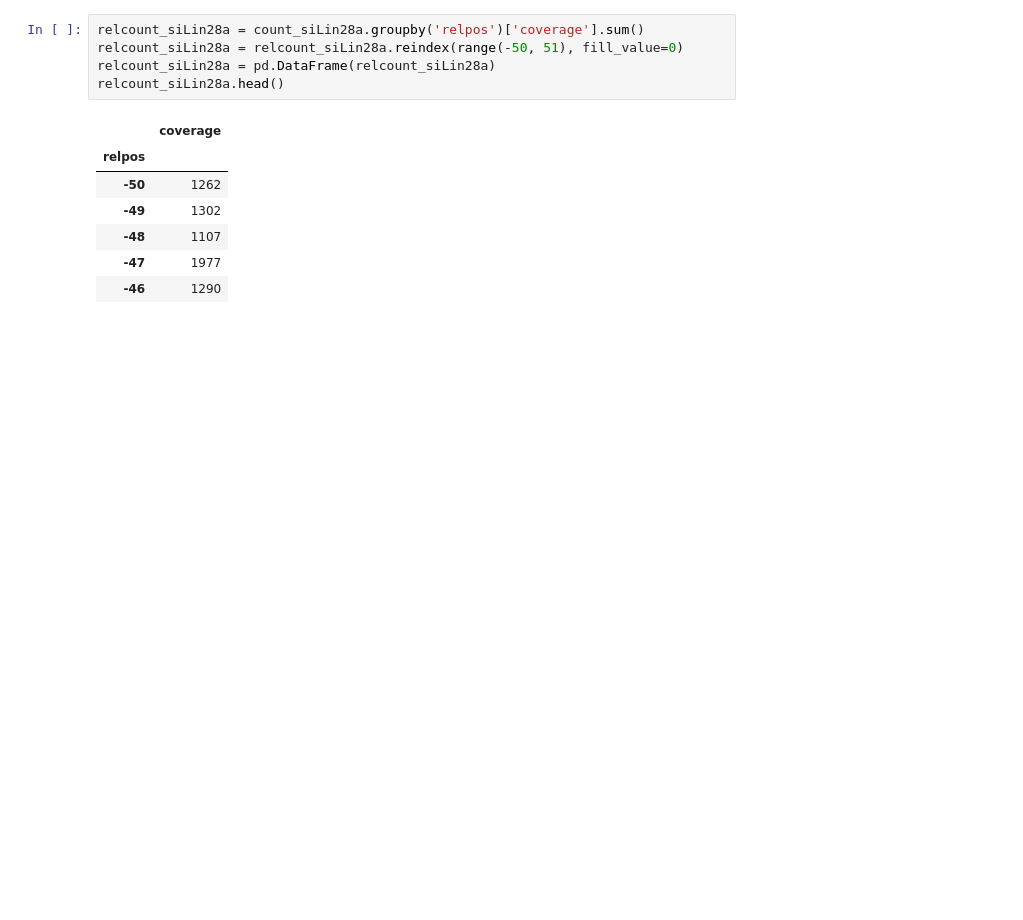
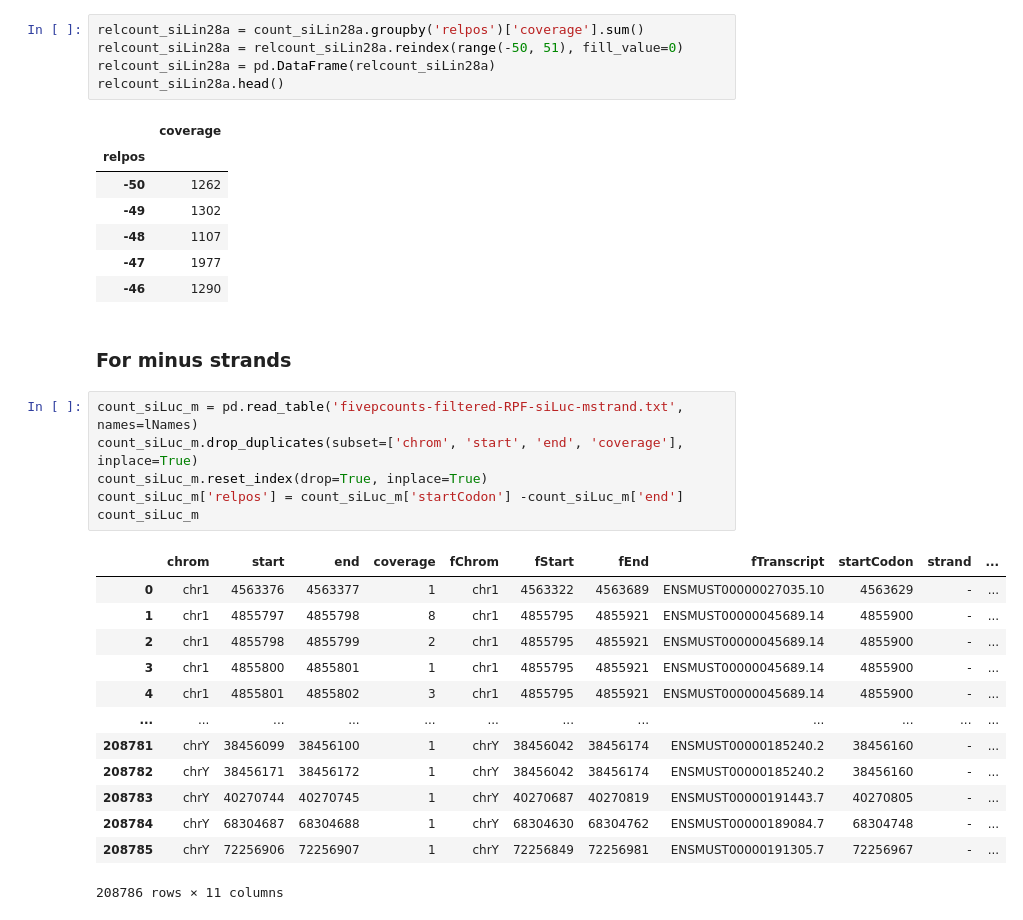
Before and after one commit to krchoihm/bioinfo1-project, a Jupyter notebook: CoLab_TermProj_2024_2.ipynb, the cells around one changed output. Saved outputs shown, nothing was run; the diff lists cells and outputs as text; blank space fills up the shorter version.

```diff
--- a/CoLab_TermProj_2024_2.ipynb
+++ b/CoLab_TermProj_2024_2.ipynb
@@ -387,3 +419,25 @@ relcount_siLin28a.head()
 | -48 | 1107 |
 | -47 | 1977 |
 | -46 | 1290 |
+# %% [markdown]
+### For minus strands
+# %%
+count_siLuc_m = pd.read_table('fivepcounts-filtered-RPF-siLuc-mstrand.txt', names=lNames)
+count_siLuc_m.drop_duplicates(subset=['chrom', 'start', 'end', 'coverage'], inplace=True)
+count_siLuc_m.reset_index(drop=True, inplace=True)
+count_siLuc_m['relpos'] = count_siLuc_m['startCodon'] -count_siLuc_m['end']
+count_siLuc_m
+# %% [output]
+|  | chrom | start | end | coverage | fChrom | fStart | fEnd | fTranscript | startCodon | strand | ... |
+| 0 | chr1 | 4563376 | 4563377 | 1 | chr1 | 4563322 | 4563689 | ENSMUST00000027035.10 | 4563629 | - | ... |
+| 1 | chr1 | 4855797 | 4855798 | 8 | chr1 | 4855795 | 4855921 | ENSMUST00000045689.14 | 4855900 | - | ... |
+| 2 | chr1 | 4855798 | 4855799 | 2 | chr1 | 4855795 | 4855921 | ENSMUST00000045689.14 | 4855900 | - | ... |
+| 3 | chr1 | 4855800 | 4855801 | 1 | chr1 | 4855795 | 4855921 | ENSMUST00000045689.14 | 4855900 | - | ... |
+| 4 | chr1 | 4855801 | 4855802 | 3 | chr1 | 4855795 | 4855921 | ENSMUST00000045689.14 | 4855900 | - | ... |
+| ... | ... | ... | ... | ... | ... | ... | ... | ... | ... | ... | ... |
+| 208781 | chrY | 38456099 | 38456100 | 1 | chrY | 38456042 | 38456174 | ENSMUST00000185240.2 | 38456160 | - | ... |
+| 208782 | chrY | 38456171 | 38456172 | 1 | chrY | 38456042 | 38456174 | ENSMUST00000185240.2 | 38456160 | - | ... |
+| 208783 | chrY | 40270744 | 40270745 | 1 | chrY | 40270687 | 40270819 | ENSMUST00000191443.7 | 40270805 | - | ... |
+| 208784 | chrY | 68304687 | 68304688 | 1 | chrY | 68304630 | 68304762 | ENSMUST00000189084.7 | 68304748 | - | ... |
+| 208785 | chrY | 72256906 | 72256907 | 1 | chrY | 72256849 | 72256981 | ENSMUST00000191305.7 | 72256967 | - | ... |
+208786 rows × 11 columns
```
Also changed, not shown: parts of 12 cells of this notebook.
